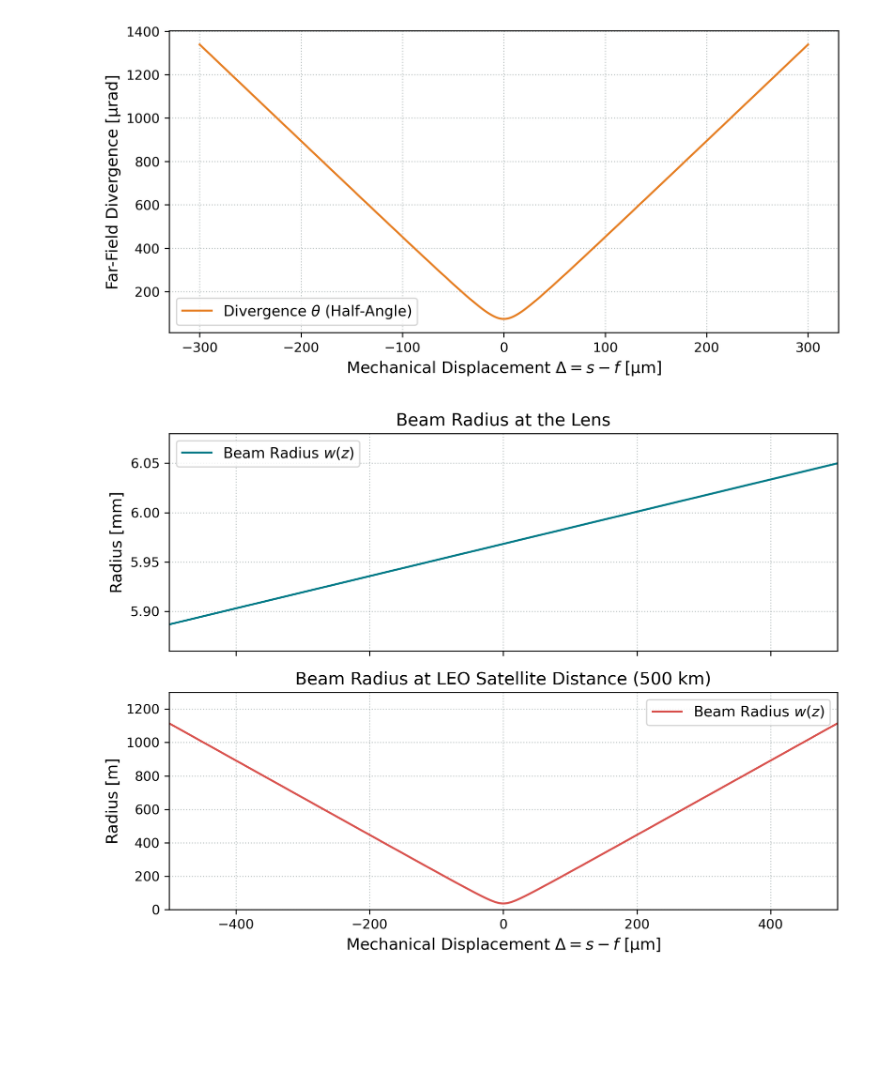
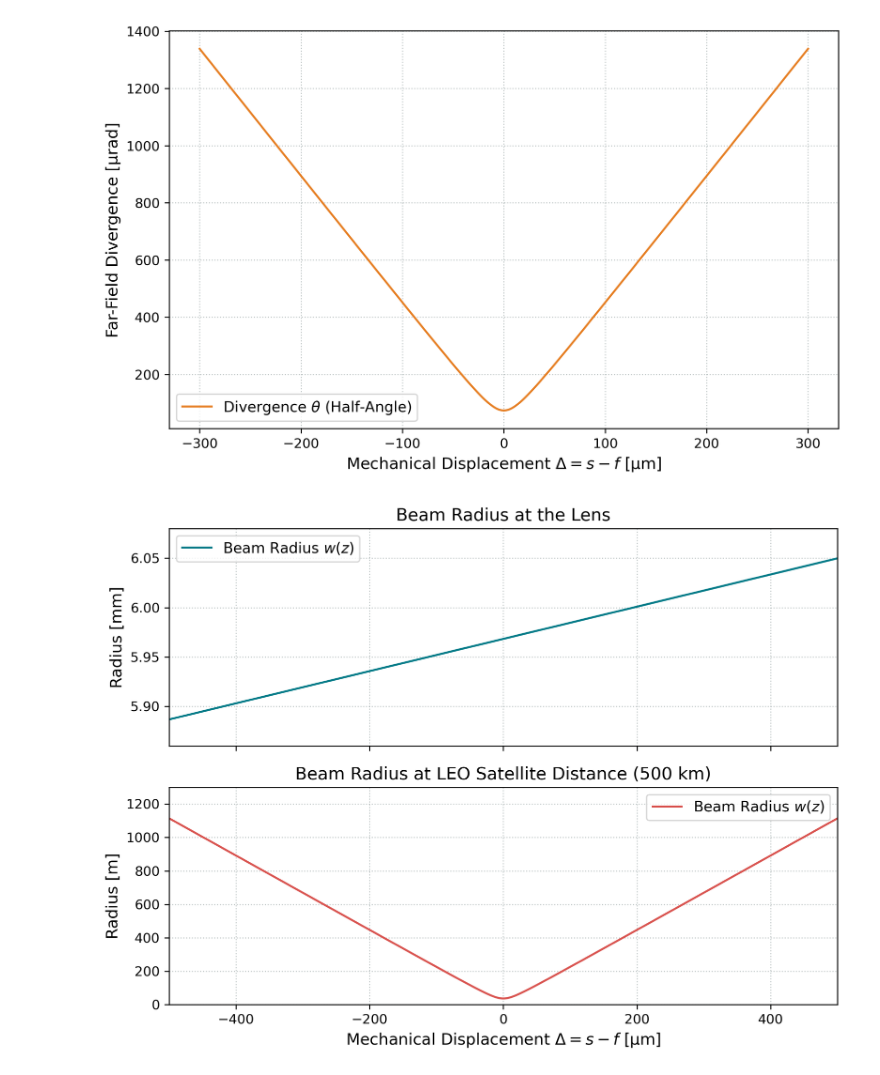
Before and after one commit to CodeTurtleT/lasercom-divergence-control, a Jupyter notebook: range_plots_ba.ipynb, the cells around one changed output. Saved outputs shown, nothing was run; the diff lists cells and outputs as text; code cells hidden in the pictures; blank space fills up the shorter version.

```diff
--- a/range_plots_ba.ipynb
+++ b/range_plots_ba.ipynb
@@ -63,35 +63,35 @@ def calculate_divergence(delta_val, focal_length, waist, wavelength_eff, rayleig
 # Perform calculation
 theta_angle = calculate_divergence(delta, f, wf, lam_eff, zR)
 
 # ==========================================
 # 3. Plotting
 # ==========================================
 # 6.2 x 4 inches is ideal for a half-page LaTeX plot (without title)
-plt.figure(figsize=(8, 4))
+plt.figure(figsize=(8, 5))
 
 # Plotting the theoretical divergence
 plt.plot(delta * 1e6, theta_angle * 1e6, color='#E67E22', label=r'Divergence $\theta$ (Half-Angle)')
 
 # Marker for the physical minimum (perfect collimation)
 #plt.axvline(0, color='#C8102E', linestyle='--', linewidth=1.5, alpha=0.7, label='Perfect Focus ($\Delta = 0$)')
 #plt.plot(0, np.min(theta_angle) * 1e6, marker='o', markersize=6, color='#C8102E')
 
 # Axis labels (Note: * 1e6 means we are in µm and µrad!)
 plt.xlabel(r"Mechanical Displacement $\Delta = s - f$ [µm]")
 plt.ylabel(r"Far-Field Divergence [µrad]")
 
 # Title commented out for LaTeX!
 # plt.title('Theoretical Divergence vs. Mechanical Displacement')
 
 plt.legend()#loc='upper center'
 plt.tight_layout()
 
 # Save as vector graphic for LaTeX
 plt.savefig("/Users/trinity/Desktop/bachelor.thesis/ba_plots/calculations_for_prototype/range_distance/divergence_displacement.pdf")
 
 plt.show()
 # %% [output]
-[figure, old version]
+[figure, new version]
 # %%
 # ==========================================
 # 1. System Parameters
```
Also changed, not shown: 1 other file.
